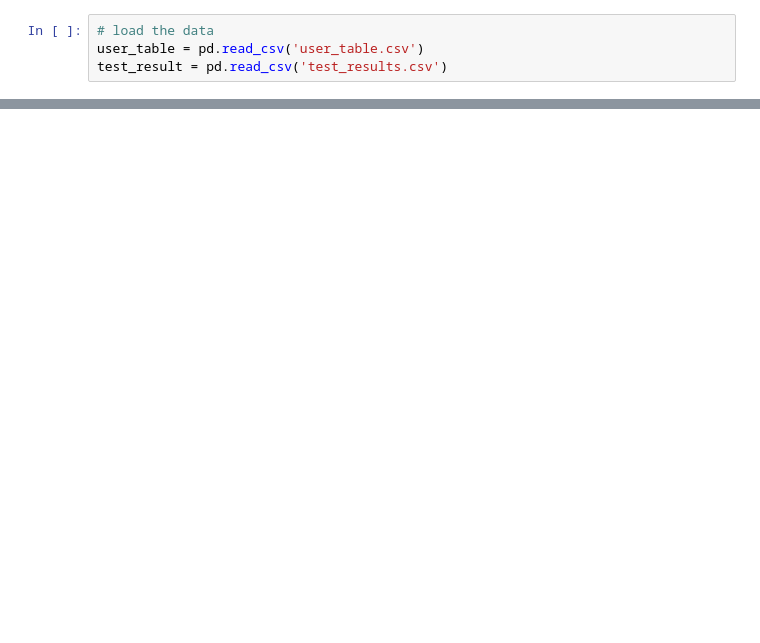
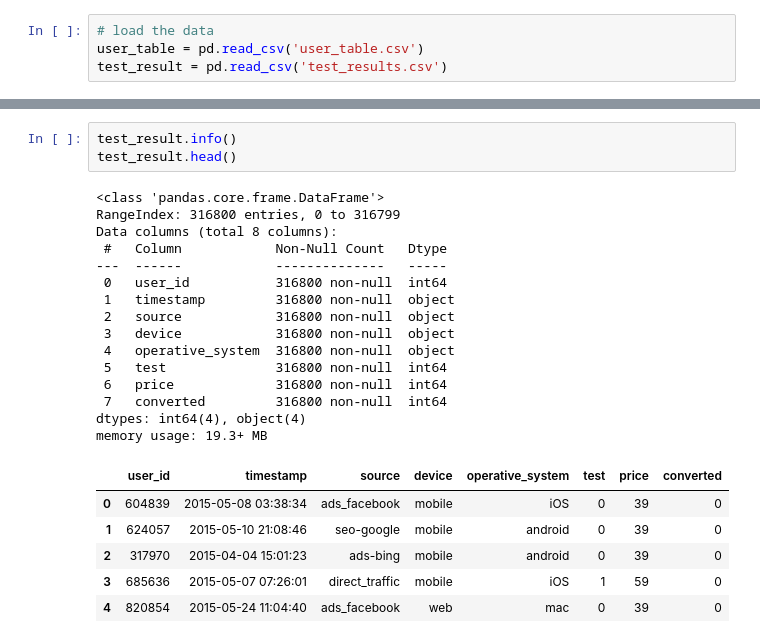
Before and after one commit to menghe2727/data_science, a Jupyter notebook: pricing_test/pricing_test.ipynb, the cells around one changed output, grey strips where cells are left out. Cells and saved outputs as stored; diff of their text form; blank space fills up the shorter version.

```diff
--- a/pricing_test/pricing_test.ipynb
+++ b/pricing_test/pricing_test.ipynb
@@ -69,0 +118,25 @@ test_result = pd.read_csv('test_results.csv')
+# %%
+test_result.info()
+test_result.head()
+# %% [output]
+<class 'pandas.core.frame.DataFrame'>
+RangeIndex: 316800 entries, 0 to 316799
+Data columns (total 8 columns):
+ #   Column            Non-Null Count   Dtype
+---  ------            --------------   -----
+ 0   user_id           316800 non-null  int64
+ 1   timestamp         316800 non-null  object
+ 2   source            316800 non-null  object
+ 3   device            316800 non-null  object
+ 4   operative_system  316800 non-null  object
+ 5   test              316800 non-null  int64
+ 6   price             316800 non-null  int64
+ 7   converted         316800 non-null  int64
+dtypes: int64(4), object(4)
+memory usage: 19.3+ MB
+|  | user_id | timestamp | source | device | operative_system | test | price | converted |
+| 0 | 604839 | 2015-05-08 03:38:34 | ads_facebook | mobile | iOS | 0 | 39 | 0 |
+| 1 | 624057 | 2015-05-10 21:08:46 | seo-google | mobile | android | 0 | 39 | 0 |
+| 2 | 317970 | 2015-04-04 15:01:23 | ads-bing | mobile | android | 0 | 39 | 0 |
+| 3 | 685636 | 2015-05-07 07:26:01 | direct_traffic | mobile | iOS | 1 | 59 | 0 |
+| 4 | 820854 | 2015-05-24 11:04:40 | ads_facebook | web | mac | 0 | 39 | 0 |
```
Also changed, not shown: parts of 27 cells of this notebook.
